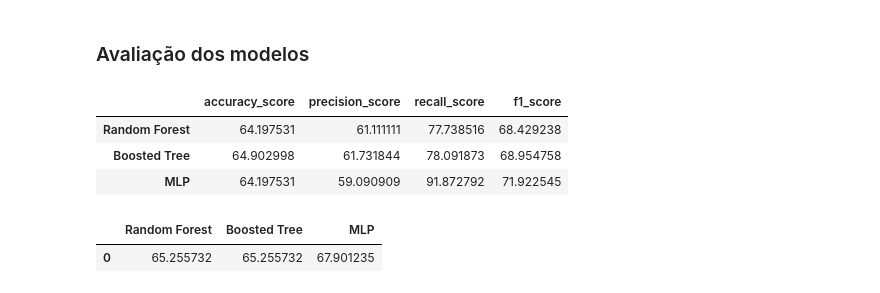
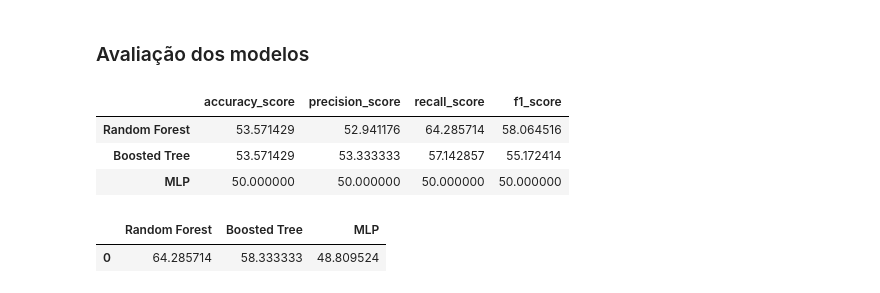
Before and after one commit to matheusssilva991/Radiomica, a Jupyter notebook: src/mamografia/model.ipynb, the cells around one changed output. Saved outputs shown, nothing was run; the diff lists cells and outputs as text; code cells hidden in the pictures.

```diff
--- a/src/mamografia/model.ipynb
+++ b/src/mamografia/model.ipynb
@@ -20,15 +19,14 @@ Intel(R) Extension for Scikit-learn* enabled (https://github.com/intel/scikit-le
 # %% [markdown]
 ### Importação e análise dos conjuntos de dados
 # %%
-SELECTED_DATABASE = "cmmd"
+SELECTED_DATABASE = "mias"
 
 try:
-    breast_cancer_df = pd.read_csv(f"../../outputs/mamografia/{SELECTED_DATABASE}/glcm_features_{SELECTED_DATABASE}.csv")
+    breast_cancer_df = pd.read_csv(f"../../outputs/mamografia/{SELECTED_DATABASE}/first_order_features_roi_{SELECTED_DATABASE}.csv")
+    # aux = pd.read_csv(f"../../outputs/mamografia/{SELECTED_DATABASE}/glcm_features_roi_{SELECTED_DATABASE}.csv")
+    # breast_cancer_df = pd.concat([breast_cancer_df.drop(columns='pathology'), aux], axis=1)
 except FileNotFoundError:
     raise Exception("Database not found!")
 
-""" columns = ['correlation_dist_1_ang_0', 'homogeneity_dist_1_ang_90', 'ASM_dist_1_ang_135', 'ASM_dist_3_ang_0', 'pathology']
-breast_cancer_df = breast_cancer_df[columns] """
-
 breast_cancer_df.head()
 # %% [output]
@@ -192,26 +175,26 @@ scores_df = pd.DataFrame(scores).T
 scores_df
 # %% [output]
 |  | accuracy_score | precision_score | recall_score | f1_score |
-| Random Forest | 64.197531 | 61.111111 | 77.738516 | 68.429238 |
-| Boosted Tree | 64.902998 | 61.731844 | 78.091873 | 68.954758 |
-| MLP | 64.197531 | 59.090909 | 91.872792 | 71.922545 |
+| Random Forest | 53.571429 | 52.941176 | 64.285714 | 58.064516 |
+| Boosted Tree | 53.571429 | 53.333333 | 57.142857 | 55.172414 |
+| MLP | 50.000000 | 50.000000 | 50.000000 | 50.000000 |
 # %%
-result = [[68.959436, 65.255732, 68.959436], [65.255732, 68.253968, 67.901235],
-          [64.197531, 64.902998, 64.197531]]
+result = [[71.428571, 67.857143, 57.142857], [67.857143, 57.142857, 46.428571], [60.714286, 64.285714, 46.428571],
+          [64.285714, 50.0, 50.0], [53.571429, 53.571429, 50.0]]
 
 columns=['Random Forest', 'Boosted Tree', 'MLP']
 df = pd.DataFrame(result, columns=columns)
 
 def mean_without_extremes(df):
     new_df = pd.DataFrame(columns=df.columns)
     for col in df.columns:
         df.sort_values(by=col, inplace=True)
         df[col] = df[col].drop(df[col].index[[0, -1]])
         new_df[col] = [df[col].mean()]
     return new_df
 
 df = mean_without_extremes(df)
 df
 # %% [output]
 |  | Random Forest | Boosted Tree | MLP |
-| 0 | 65.255732 | 65.255732 | 67.901235 |
+| 0 | 64.285714 | 58.333333 | 48.809524 |
```
Also changed, not shown: parts of 7 cells of this notebook, 8 other files.
